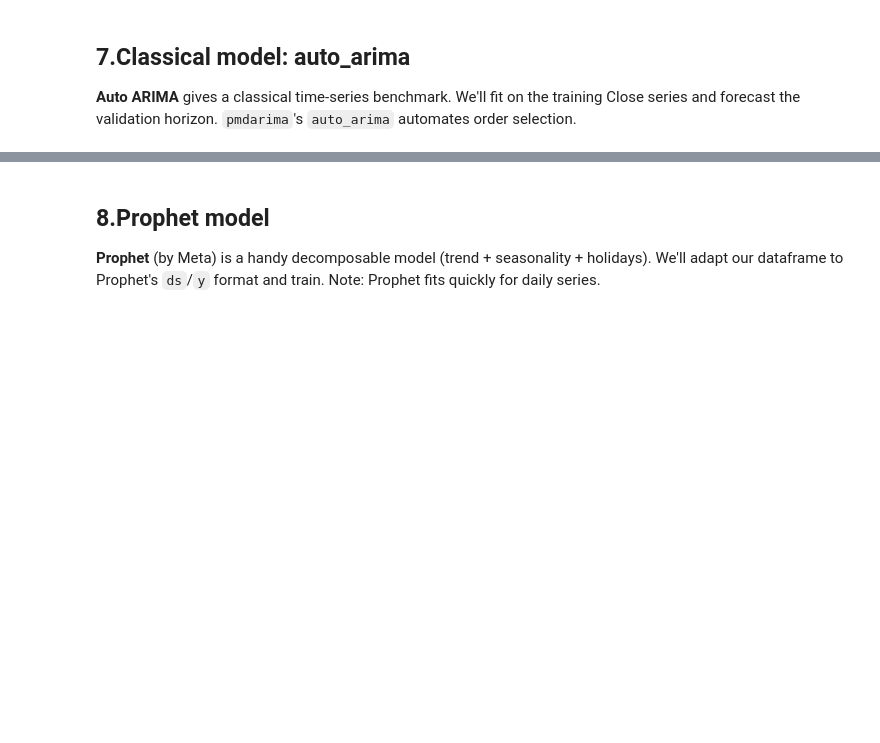
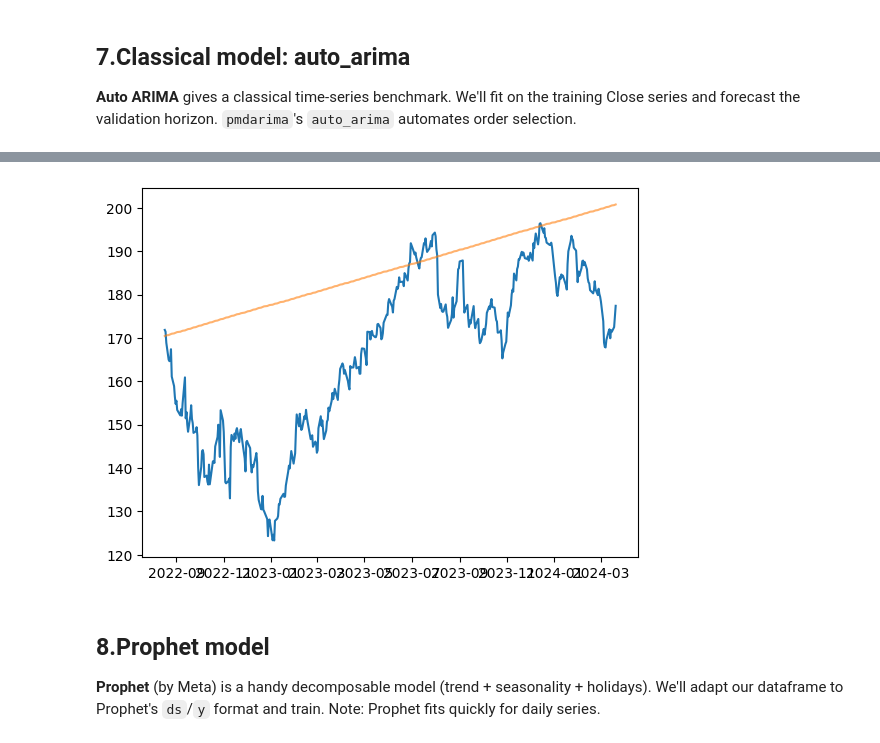
Before and after one commit to kgj1234/StockPredictionNotebook, a Jupyter notebook: Stock_Price_Forecasting_—_Time_Series.ipynb, the cells around one changed output, grey strips where cells are left out. Saved outputs shown, nothing was run; the diff lists cells and outputs as text; code cells hidden in the pictures; blank space fills up the shorter version.

```diff
--- a/Stock_Price_Forecasting_—_Time_Series.ipynb
+++ b/Stock_Price_Forecasting_—_Time_Series.ipynb
@@ -288,3 +343,9 @@ ValueError: numpy.dtype size changed, may indicate binary incompatibility. Expec
+# %%
+plt.plot(val_df.index, val_df['Close'].values, label='Actual')
+plt.plot(val_df.index, arima_pred, alpha=0.6, label='ARIMA')
+plt.show()
+# %% [output]
+[figure, added]
 # %% [markdown]
 ## 8.Prophet model
 **Prophet** (by Meta) is a handy decomposable model (trend + seasonality + holidays). We'll adapt our dataframe to Prophet's `ds`/`y` format and train. Note: Prophet fits quickly for daily series.
```
Also changed, not shown: parts of 11 cells of this notebook.
